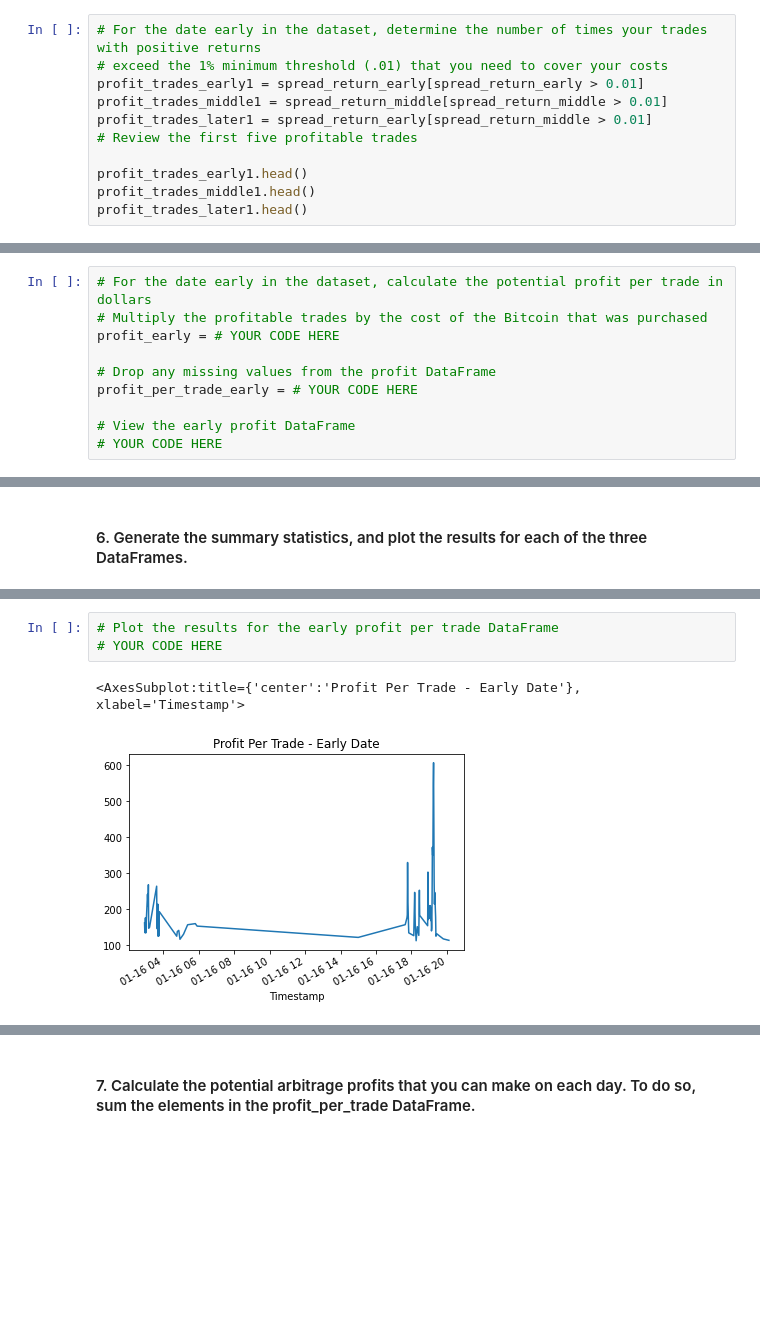
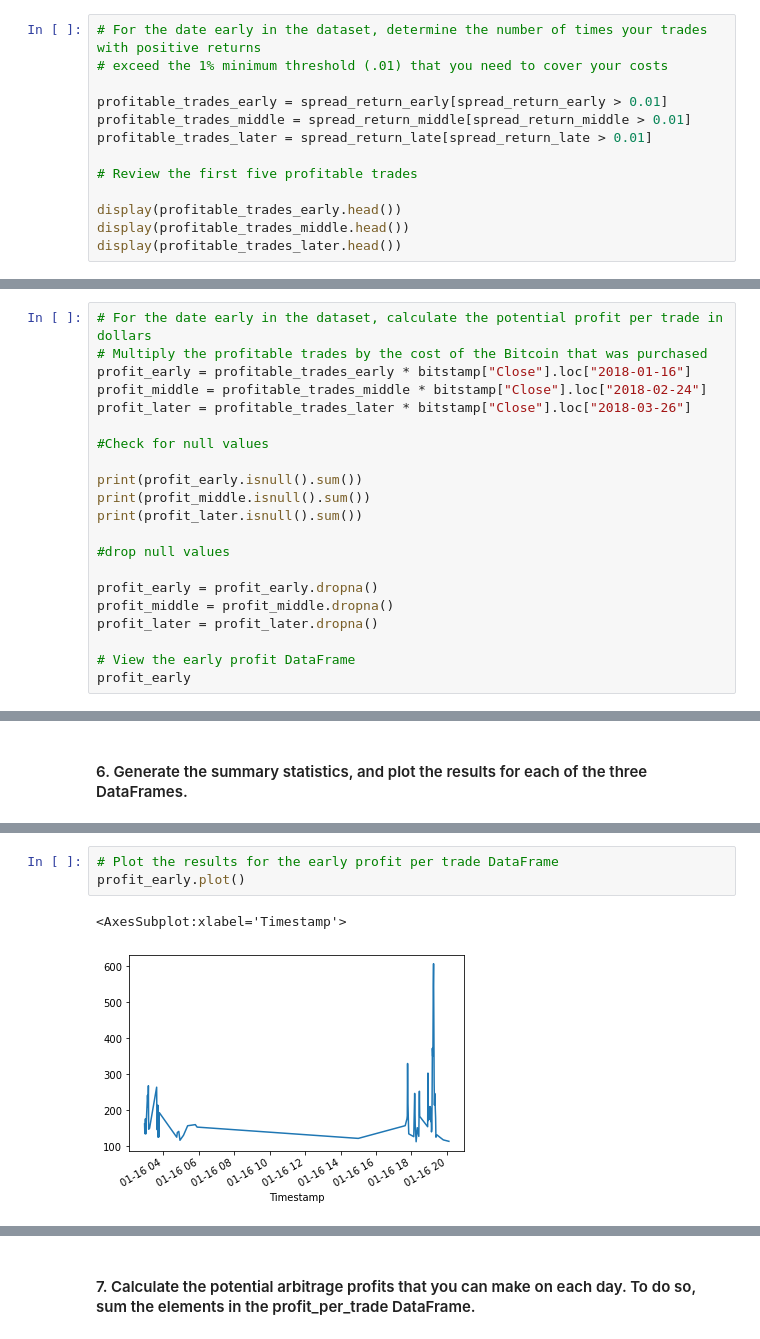
Before and after one commit to naomynaomy/module3challenge, a Jupyter notebook: Starter_Code/crypto_arbitrage.ipynb, the cells around one changed output, grey strips where cells are left out. Cells and saved outputs as stored; diff of their text form; blank space fills up the shorter version.

```diff
--- a/Starter_Code/crypto_arbitrage.ipynb
+++ b/Starter_Code/crypto_arbitrage.ipynb
@@ -560,12 +545,14 @@ Name: Close, Length: 1440, dtype: float64
 # %%
 # For the date early in the dataset, determine the number of times your trades with positive returns
 # exceed the 1% minimum threshold (.01) that you need to cover your costs
-profit_trades_early1 = spread_return_early[spread_return_early > 0.01]
-profit_trades_middle1 = spread_return_middle[spread_return_middle > 0.01]
-profit_trades_later1 = spread_return_early[spread_return_middle > 0.01]
+
+profitable_trades_early = spread_return_early[spread_return_early > 0.01]
+profitable_trades_middle = spread_return_middle[spread_return_middle > 0.01]
+profitable_trades_later = spread_return_late[spread_return_late > 0.01]
+
 # Review the first five profitable trades
 
-profit_trades_early1.head()
-profit_trades_middle1.head()
-profit_trades_later1.head()
+display(profitable_trades_early.head())
+display(profitable_trades_middle.head())
+display(profitable_trades_later.head())
 # %% [output]
@@ -591,11 +610,22 @@ Name: Close, dtype: float64
 # %%
 # For the date early in the dataset, calculate the potential profit per trade in dollars
 # Multiply the profitable trades by the cost of the Bitcoin that was purchased
-profit_early = # YOUR CODE HERE
+profit_early = profitable_trades_early * bitstamp["Close"].loc["2018-01-16"]
+profit_middle = profitable_trades_middle * bitstamp["Close"].loc["2018-02-24"]
+profit_later = profitable_trades_later * bitstamp["Close"].loc["2018-03-26"]
 
-# Drop any missing values from the profit DataFrame
-profit_per_trade_early = # YOUR CODE HERE
+#Check for null values
+
+print(profit_early.isnull().sum())
+print(profit_middle.isnull().sum())
+print(profit_later.isnull().sum())
+
+#drop null values
+
+profit_early = profit_early.dropna()
+profit_middle = profit_middle.dropna()
+profit_later = profit_later.dropna()
 
 # View the early profit DataFrame
-# YOUR CODE HERE
+profit_early
 # %% [output]
@@ -629,7 +662,7 @@ max      606.800000
 Name: Close, dtype: float64
 # %%
 # Plot the results for the early profit per trade DataFrame
-# YOUR CODE HERE
+profit_early.plot()
 # %% [output]
-<AxesSubplot:title={'center':'Profit Per Trade - Early Date'}, xlabel='Timestamp'>
+<AxesSubplot:xlabel='Timestamp'>
-[figure, old version]
+[figure, new version]
```
Also changed, not shown: parts of 26 cells of this notebook.
